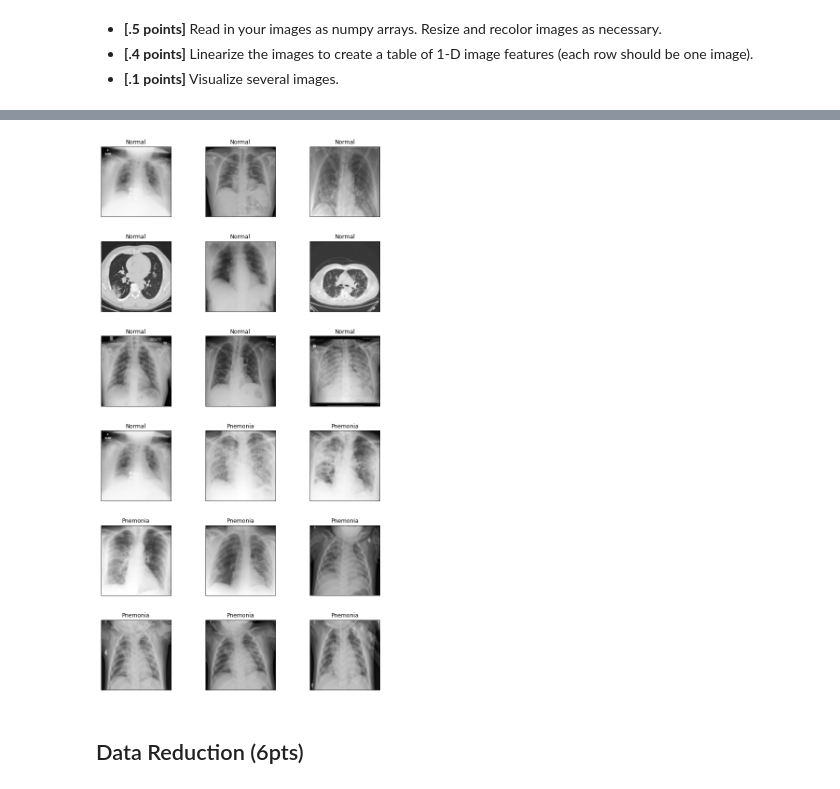
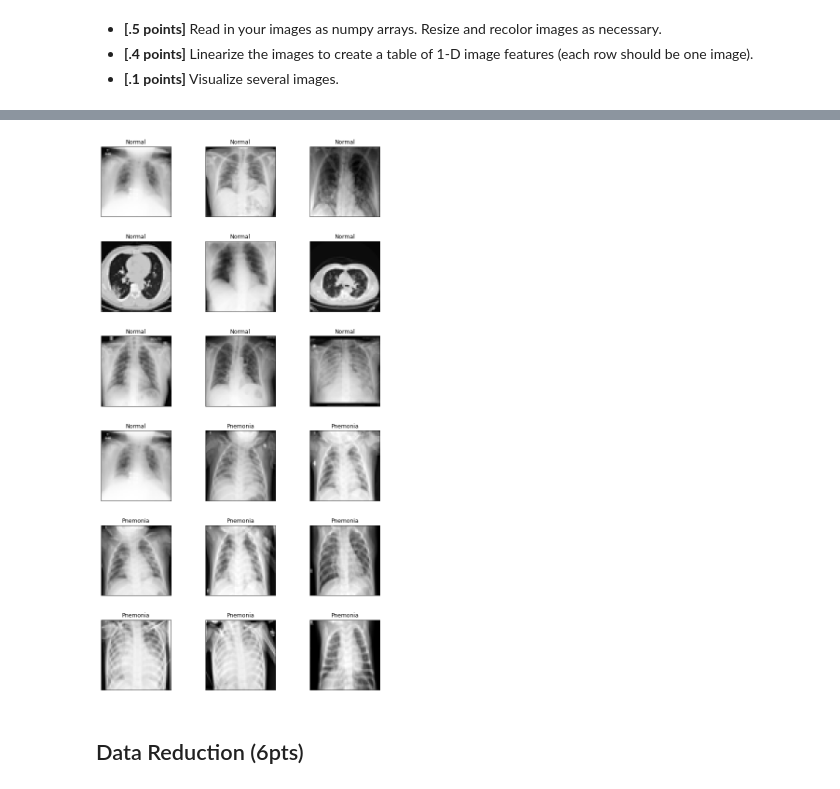
Before and after one commit to HaydenCenter/CS7324-Labs, a Jupyter notebook: Lab2/Lab Two - Exploring Image Data - Amory.ipynb, the cells around one changed output, grey strips where cells are left out. Drawn from its saved outputs; the diff is of its cells as text; code cells hidden in the pictures.

Commit message:
redone data processing

```diff
--- a/Lab2/Lab Two - Exploring Image Data - Amory.ipynb
+++ b/Lab2/Lab Two - Exploring Image Data - Amory.ipynb
@@ -43,26 +43,21 @@ directory_in_str = './Coronahack-Chest-XRay-Dataset/train/'
 
 #array that will hold numpy arrays of images
 imagesToDisplay = []
-npImages = []
-linNpImages = []
+linImages = []
 
-pathlist = Path(directory_in_str).rglob('*.jpeg')
+pathlist = list(Path(directory_in_str).rglob('*.jpeg'))
+pathlist.sort()
+
 for path in pathlist:
     # because path is object not string
     path_in_str = str(path)
-    print(path_in_str)
+    #print(path_in_str)
 
     #https://auth0.com/blog/image-processing-in-python-with-pillow/
     #convert to grayscale and resize image
-    image = Image.open(path_in_str).convert('LA')
-    resizedImage = image.resize((100,100))
-    imagesToDisplay.append(resizedImage)
+    image = np.asarray(Image.open(path_in_str).convert('LA').resize((50,50)))
+    image = image[:,:,0]
+    imagesToDisplay.append(image)
 
-    #convert to numpy array
-    numpyImage = np.asarray(resizedImage)
-    npImages.append(numpyImage)
-
-    numpyImage = numpyImage[:,:,0]
-    #linearize data
-    linNumpyImage = numpyImage.flatten().reshape(1,10000)
-    linNpImages.append(linNumpyImage)
+    linImage = image.flatten()
+    linImages.append(linImage)
@@ -87,32 +64,32 @@ Coronahack-Chest-XRay-Dataset\train\SARS-10.1148rg.242035193-g04mr34g09c-Fig9c-d
 # %%
 summary = pd.read_csv('./Chest_xray_Corona_Metadata.csv')
 classifications = summary.Label.to_numpy()
 
 summary['Label'] = summary.Label
 summary[summary.Label=='Pneumonia'] = 'Pneumonia'
 summary[summary.Label=='Normal'] = 'Normal'
 labels = summary.Label.to_numpy()
 
 def plot_gallery(images, titles, h, w, n_row=3, n_col=3):
     """Helper function to plot a gallery of portraits"""
     plt.figure(figsize=(n_col * n_col, 6 * n_row))
     plt.subplots_adjust(bottom=0, left=.01, right=.99, top=.90, hspace=.35)
     for i in range(n_row * n_col):
         plt.subplot(n_row * 2, n_col, i + 1)
-        plt.imshow(imagesToDisplay[i], cmap=plt.cm.gray)
+        plt.imshow(images[i], cmap=plt.cm.gray)
         plt.title(titles[i], size=12)
         plt.xticks(())
         plt.yticks(())
     for j in range(n_row * n_col):
         plt.subplot(n_row * 2, n_col, n_row * n_col + j + 1)
-        plt.imshow(imagesToDisplay[-1*j], cmap=plt.cm.gray)
+        plt.imshow(images[-1*j], cmap=plt.cm.gray)
         plt.title(titles[-1*j], size=12)
         plt.xticks(())
         plt.yticks(())
 
-plot_gallery(imagesToDisplay, labels, 100, 100)
+plot_gallery(imagesToDisplay, labels, 50, 50)
 # %% [output]
-[figure, old version]
+[figure, new version]
 # %% [markdown]
 ## Data Reduction (6pts)
 # %% [markdown]
```
Also changed, not shown: parts of 3 cells of this notebook.
